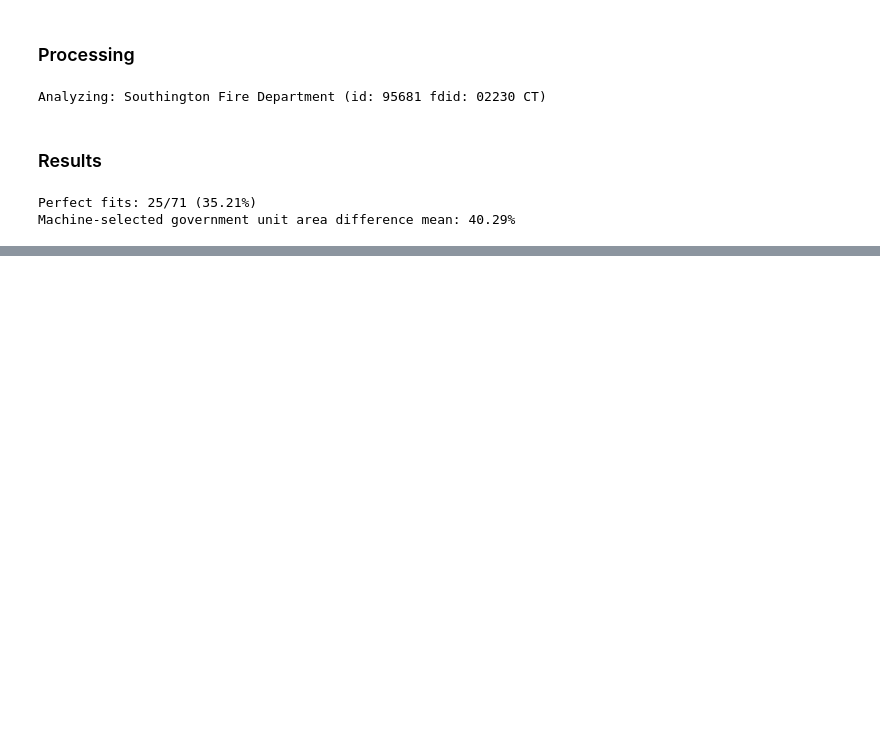
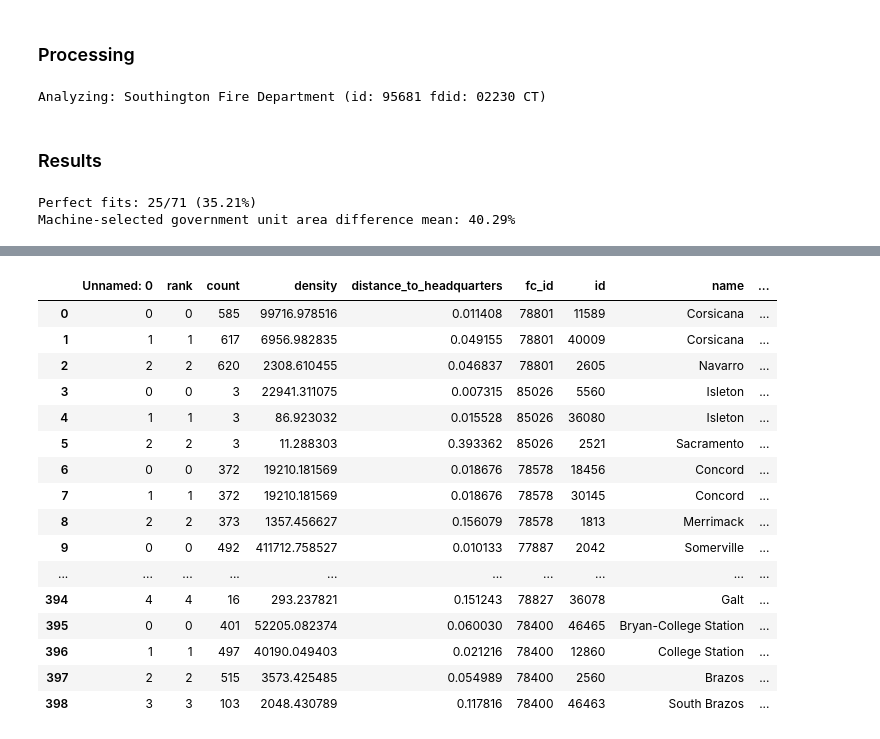
Before and after one commit to tbuffington7/data, a Jupyter notebook: analysis/validated-boundaries-vs-government-unit-density.ipynb, the cells around one changed output, grey strips where cells are left out. Saved outputs shown, nothing was run; the diff lists cells and outputs as text; code cells hidden in the pictures; blank space fills up the shorter version.

```diff
--- a/analysis/validated-boundaries-vs-government-unit-density.ipynb
+++ b/analysis/validated-boundaries-vs-government-unit-density.ipynb
@@ -216,0 +220,20 @@ df
+# %%
+pd.read_csv('./validated-boundary-vs-government-unit-density.csv')
+# %% [output]
+|  | Unnamed: 0 | rank | count | density | distance_to_headquarters | fc_id | id | name | ... |
+| 0 | 0 | 0 | 585 | 99716.978516 | 0.011408 | 78801 | 11589 | Corsicana | ... |
+| 1 | 1 | 1 | 617 | 6956.982835 | 0.049155 | 78801 | 40009 | Corsicana | ... |
+| 2 | 2 | 2 | 620 | 2308.610455 | 0.046837 | 78801 | 2605 | Navarro | ... |
+| 3 | 0 | 0 | 3 | 22941.311075 | 0.007315 | 85026 | 5560 | Isleton | ... |
+| 4 | 1 | 1 | 3 | 86.923032 | 0.015528 | 85026 | 36080 | Isleton | ... |
+| 5 | 2 | 2 | 3 | 11.288303 | 0.393362 | 85026 | 2521 | Sacramento | ... |
+| 6 | 0 | 0 | 372 | 19210.181569 | 0.018676 | 78578 | 18456 | Concord | ... |
+| 7 | 1 | 1 | 372 | 19210.181569 | 0.018676 | 78578 | 30145 | Concord | ... |
+| 8 | 2 | 2 | 373 | 1357.456627 | 0.156079 | 78578 | 1813 | Merrimack | ... |
+| 9 | 0 | 0 | 492 | 411712.758527 | 0.010133 | 77887 | 2042 | Somerville | ... |
+| ... | ... | ... | ... | ... | ... | ... | ... | ... | ... |
+| 394 | 4 | 4 | 16 | 293.237821 | 0.151243 | 78827 | 36078 | Galt | ... |
+| 395 | 0 | 0 | 401 | 52205.082374 | 0.060030 | 78400 | 46465 | Bryan-College Station | ... |
+| 396 | 1 | 1 | 497 | 40190.049403 | 0.021216 | 78400 | 12860 | College Station | ... |
+| 397 | 2 | 2 | 515 | 3573.425485 | 0.054989 | 78400 | 2560 | Brazos | ... |
+| 398 | 3 | 3 | 103 | 2048.430789 | 0.117816 | 78400 | 46463 | South Brazos | ... |
```
Also changed, not shown: parts of 4 cells of this notebook, 1 other file.
